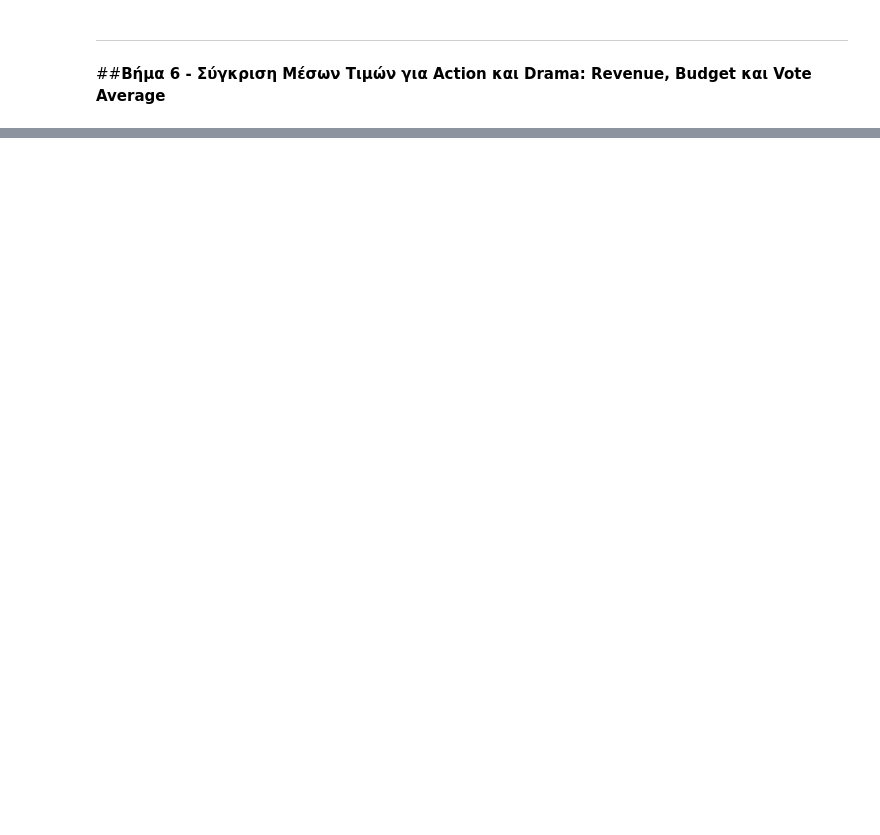
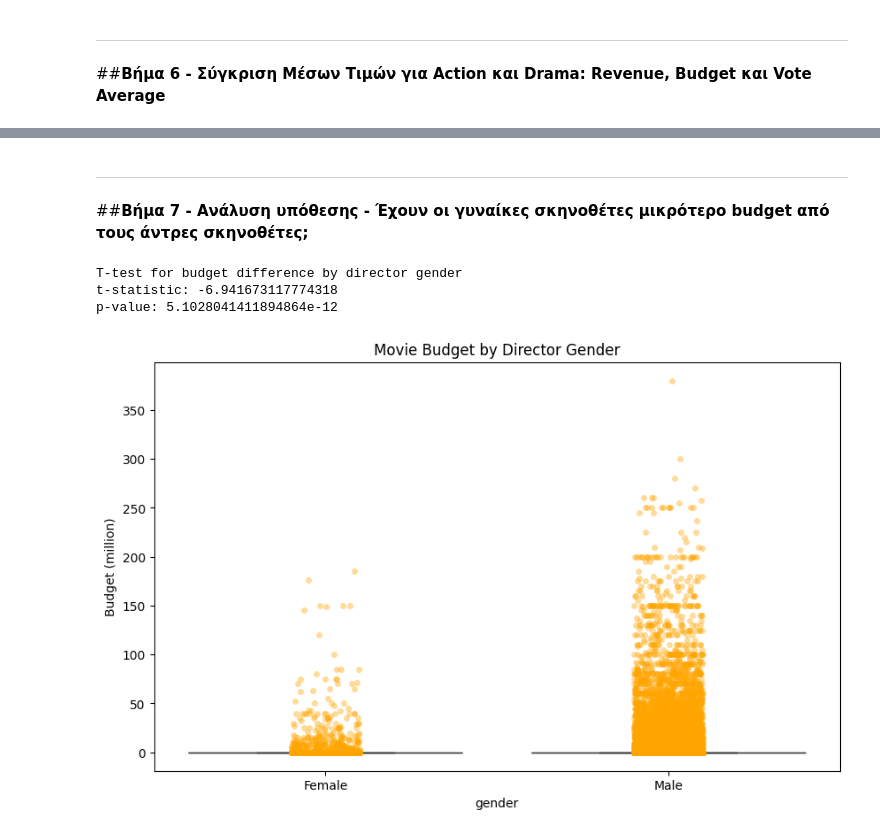
Before and after one commit to BillPapakyriakou/DataMining-Notebooks, a Jupyter notebook: assignment_1B.ipynb, the cells around one changed output, grey strips where cells are left out. Cells and saved outputs as stored; diff of their text form; code cells hidden in the pictures; blank space fills up the shorter version.

```diff
--- a/assignment_1B.ipynb
+++ b/assignment_1B.ipynb
@@ -507,0 +534,65 @@ vote_average - t-statistic: -14.796, p-value: 4.624e-49
+# %% [markdown]
+---
+##**Βήμα 7 - Ανάλυση υπόθεσης - Έχουν οι γυναίκες σκηνοθέτες μικρότερο budget από τους άντρες σκηνοθέτες;**
+# %%
+import seaborn
+
+# παίρνουμε τις ταινίες
+movies = dataframe.copy()
+movies['id'] = movies['id'].astype(str)  # κάνουμε το id string για το merge
+
+# κρατάμε το id και το budget από τις ταινίες
+movies_budget = movies[['id', 'budget']].copy()
+
+# μετατροπή budget σε αριθμό
+movies_budget['budget'] = pd.to_numeric(movies_budget['budget'], errors='coerce')
+
+# παίρνουμε τα credits
+credits = pd.read_csv("sample_data/credits.csv")
+credits['id'] = credits['id'].astype(str)  # κάνουμε το id string για το merge
+
+# από το πεδίο crew πάιρνουμε gender και director name
+# από το 6 κάνουμε χρήση της get_director_gender()
+credits[['gender', 'director']] = credits['crew'].apply(lambda x: pd.Series(get_director_gender(x)))
+
+# κρατάμε μόνο τα φύλα που είναι 1 ή 2 (male or female)
+credits = credits[credits['gender'].isin([1, 2])]
+
+# -inner join μεταξύ movies_budget και credits στο πεδίο id
+dataframe7 = pd.merge(movies_budget, credits[['id', 'gender']], on='id', how='inner')
+dataframe7 = dataframe7.dropna(subset=['budget'])  # αφαιρούμε NaN τιμές από τη στήλη budget
+
+# κάνουμε split το dataframe σε δύο λίστες ανάλογα με το gender (male ή female)
+female_budget = dataframe7[dataframe7['gender'] == 1]['budget']
+male_budget   = dataframe7[dataframe7['gender'] == 2]['budget']
+
+# t-test
+t_stat, p_val = ttest_ind(female_budget, male_budget, equal_var=False)
+
+# τυπώνουμε τα αποτελέσματα του t-test (t-statistic και p-value)
+print("T-test for budget difference by director gender")
+print("t-statistic:", t_stat)
+print("p-value:", p_val)
+print("")
+
+# κάνουμε νέο column για το budget σε εκατομμύρια - μετατροπή
+dataframe7['budget_million'] = dataframe7['budget'] / 1e6
+
+plt.figure(figsize=(10,5))
+
+# boxplot χωρίς τις ακραίες τιμές για να έχουμε καλύτερη εικόνα
+seaborn.boxplot(x='gender', y='budget', data=dataframe7, showfliers=False)
+
+# scatter plot με jitter=True για να μην πέφτουν τα σημεία το ένα πάνω στο άλλο
+seaborn.stripplot(x='gender', y='budget_million', data=dataframe7, color='orange', alpha=0.4, jitter=True)
+
+plt.xticks([0,1], ['Female','Male'])
+plt.ylabel("Budget (million)")
+plt.title("Movie Budget by Director Gender")
+
+plt.show()
+# %% [output]
+T-test for budget difference by director gender
+t-statistic: -6.941673117774318
+p-value: 5.1028041411894864e-12
+[figure, added]
```
Also changed, not shown: parts of 9 cells of this notebook.
